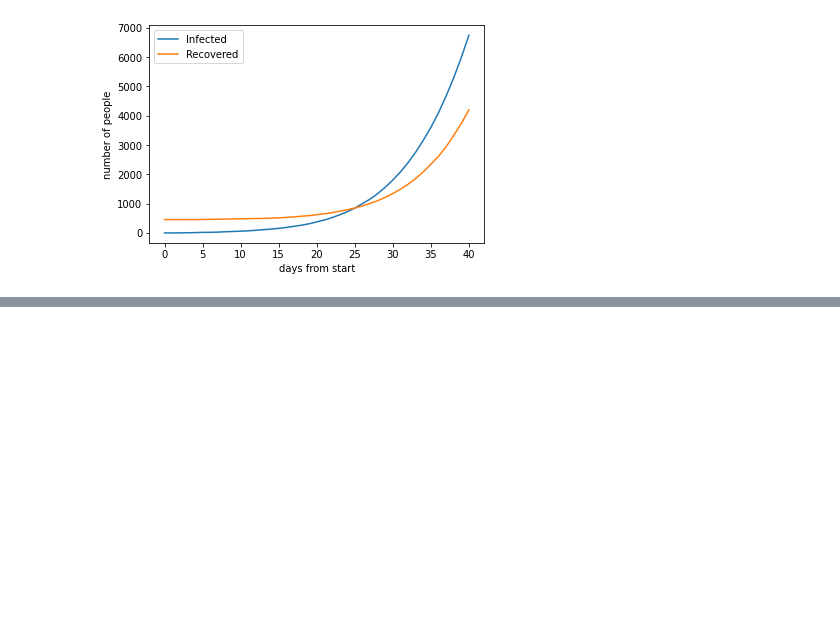
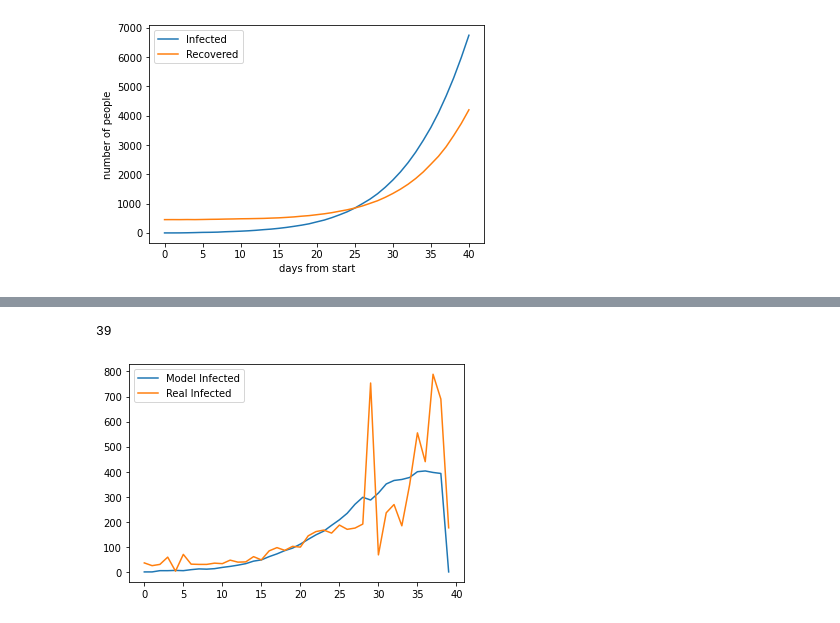
Before and after one commit to hienvanhuynh/appcomponents, a Jupyter notebook: ncov_AppliedMath.ipynb, the cells around one changed output, grey strips where cells are left out. Saved outputs shown, nothing was run; the diff lists cells and outputs as text; code cells hidden in the pictures; blank space fills up the shorter version.

```diff
--- a/ncov_AppliedMath.ipynb
+++ b/ncov_AppliedMath.ipynb
@@ -909,0 +878,23 @@ R: [2839   56  950    0  460  198]
+# %%
+#build test data
+sdate = date(2021, 5, 27)   # start date
+edate = date(2021, 7, 5)   # end date
+delta = edate - sdate       # as timedelta
+print(delta.days)
+dailyCaseInArea5 = []
+for i in range(delta.days + 1):
+  day = sdate + timedelta(days=i)
+  dailyCaseInArea5.append(0)
+  for row in range(1, len(covid)):
+    provinceName = covid[row][1]
+    areaCode = areaCodeDictionary[provinceName]
+    if covid[row][2] == str(day) and areaCode == 5:
+      dailyCaseInArea5[i] += int(covid[row][3])
+
+plt.plot(range((edate - sdate).days + 1),NewInfecteds[:,4], label="Model Infected")
+plt.plot(range((edate - sdate).days + 1),dailyCaseInArea5, label="Real Infected")
+plt.legend()
+plt.show()
+# %% [output]
+39
+[figure, added]
```
Also changed, not shown: parts of 3 cells of this notebook.
